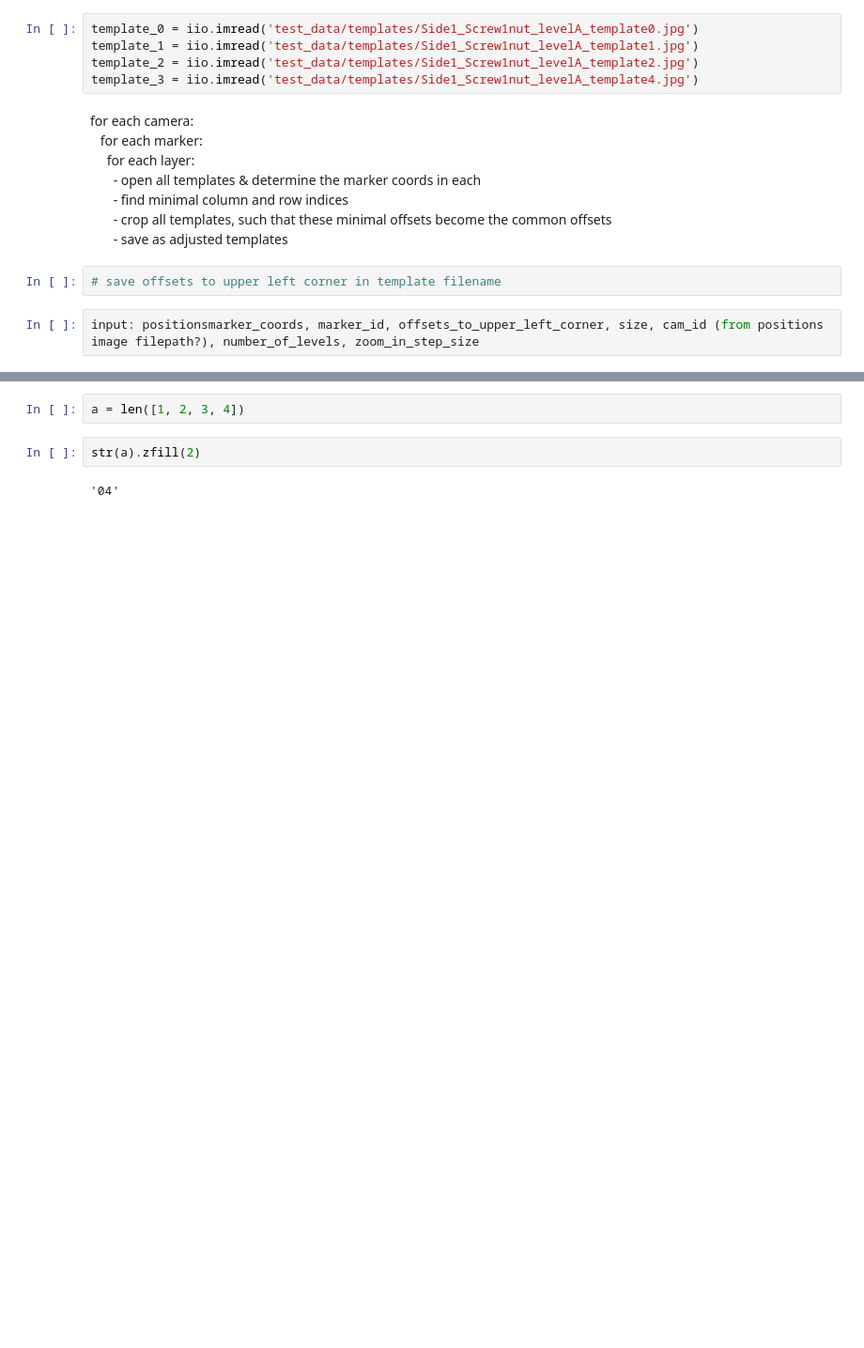
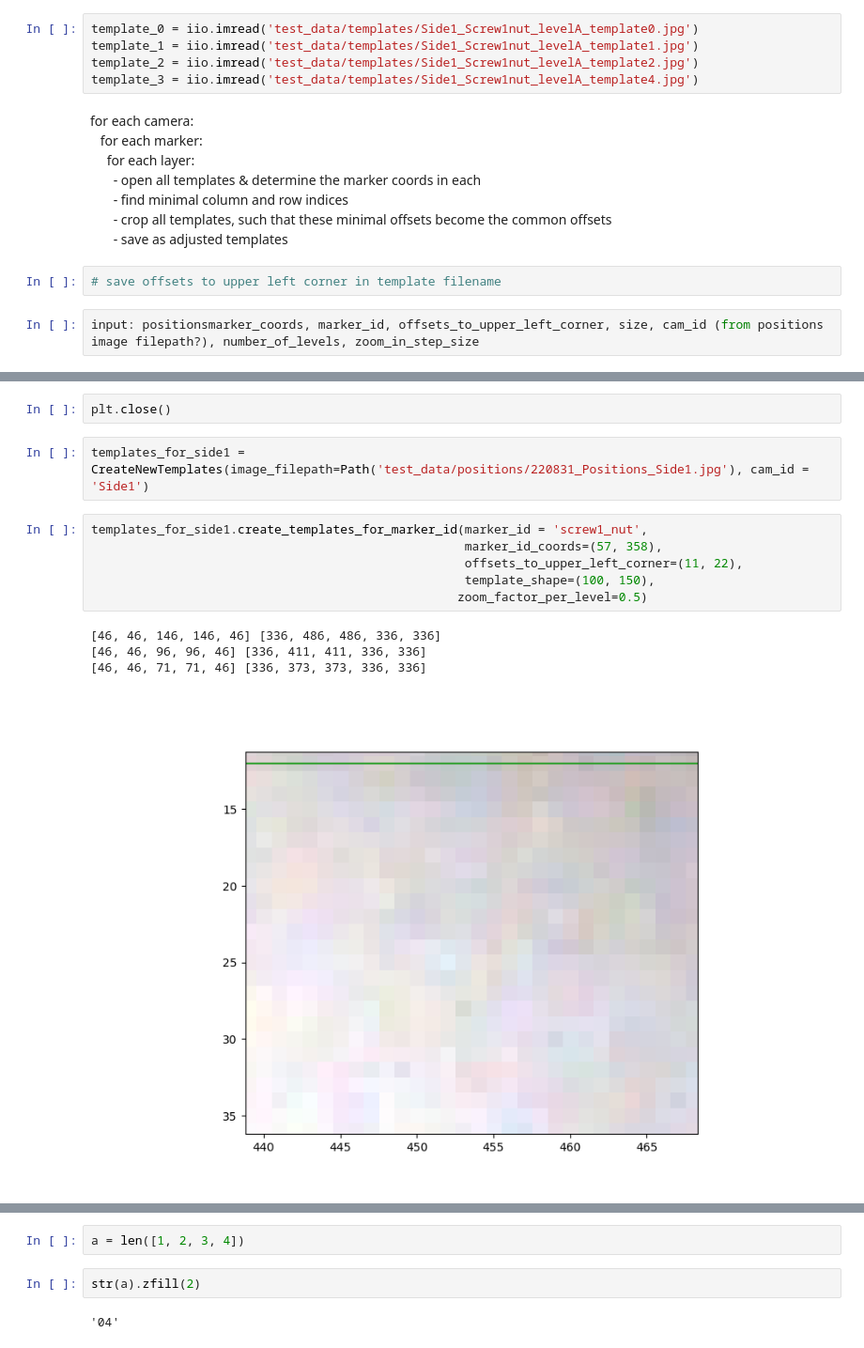
Before and after one commit to retune-commons/let_it_be_3D, a Jupyter notebook: template_matching.ipynb, the cells around one changed output, grey strips where cells are left out. Shown at 94% size. Drawn from its saved outputs; the diff is of its cells as text; blank space fills up the shorter version.

Commit message:
CreateNewTemplates functionally validated and debugged

```diff
--- a/template_matching.ipynb
+++ b/template_matching.ipynb
@@ -462,0 +479,15 @@ class CreateNewTemplates:
+# %%
+plt.close()
+# %%
+templates_for_side1 = CreateNewTemplates(image_filepath=Path('test_data/positions/220831_Positions_Side1.jpg'), cam_id = 'Side1')
+# %%
+templates_for_side1.create_templates_for_marker_id(marker_id = 'screw1_nut',
+                                                   marker_id_coords=(57, 358),
+                                                   offsets_to_upper_left_corner=(11, 22),
+                                                   template_shape=(100, 150),
+                                                  zoom_factor_per_level=0.5)
+# %% [output]
+[46, 46, 146, 146, 46] [336, 486, 486, 336, 336]
+[46, 46, 96, 96, 46] [336, 411, 411, 336, 336]
+[46, 46, 71, 71, 46] [336, 373, 373, 336, 336]
+[figure, added]
```
Also changed, not shown: parts of 8 cells of this notebook.
